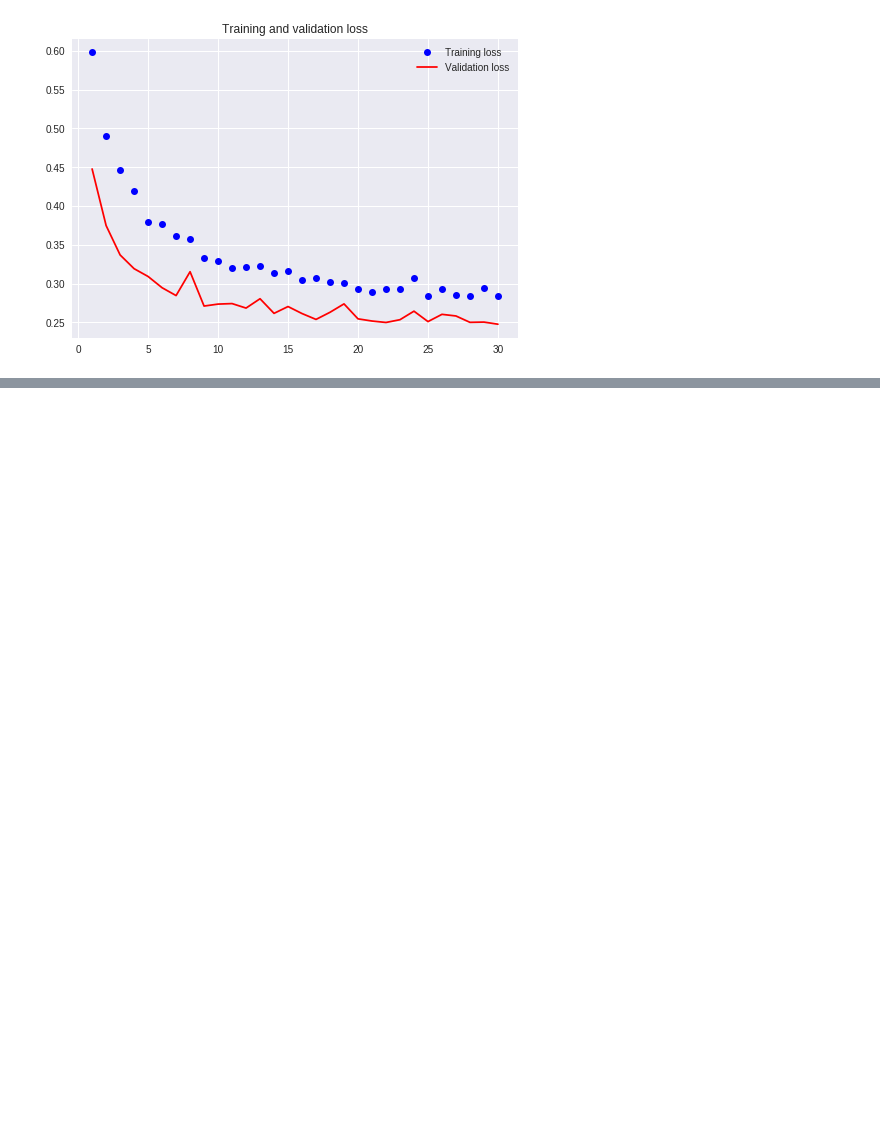
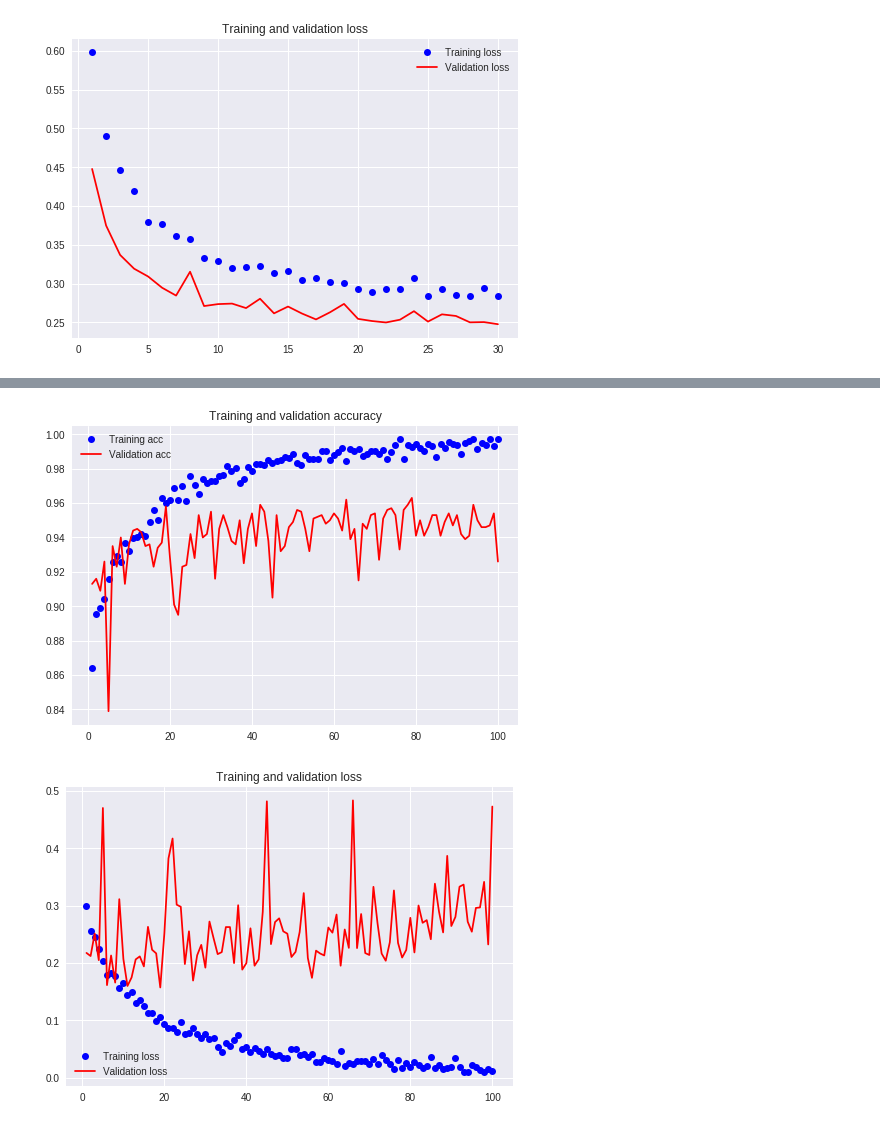
Before and after one commit to MorryNiu/Deep-Learning-With-Python, a Jupyter notebook: Chapter5/Cat&Dog.ipynb, the cells around one changed output, grey strips where cells are left out. Saved outputs shown, nothing was run; the diff lists cells and outputs as text; code cells hidden in the pictures; blank space fills up the shorter version.

Commit message:
pre-trained finish including graph

```diff
--- a/Chapter5/Cat&Dog.ipynb
+++ b/Chapter5/Cat&Dog.ipynb
@@ -498,0 +538,10 @@ compare_plot(history)
+# %%
+model.compile(loss='binary_crossentropy',
+             optimizer=optimizers.RMSprop(lr=1e-5),
+             metrics=['acc'])
+
+history = model.fit_generator(train_generator,
+                             steps_per_epoch=100,
+                             epochs=100,
+                             validation_data=val_generator,
+                             validation_steps=50)
@@ -498,0 +566,5 @@ compare_plot(history)
+# %%
+compare_plot(history)
+# %% [output]
+[figure, added]
+[figure, added]
```
Also changed, not shown: parts of 5 cells of this notebook.
